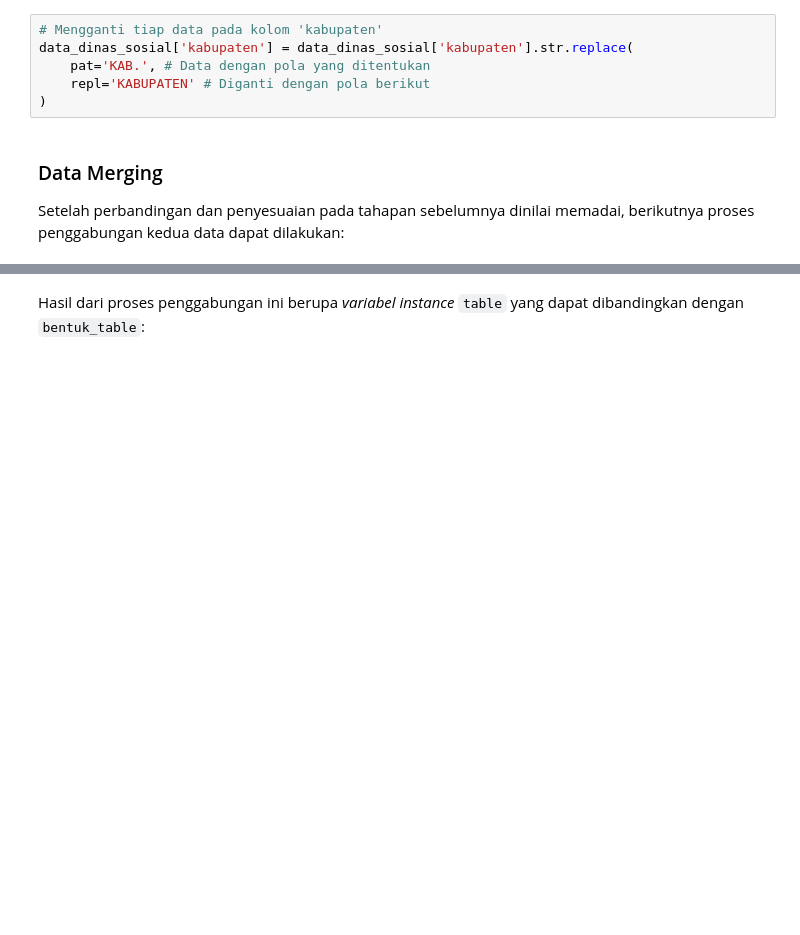
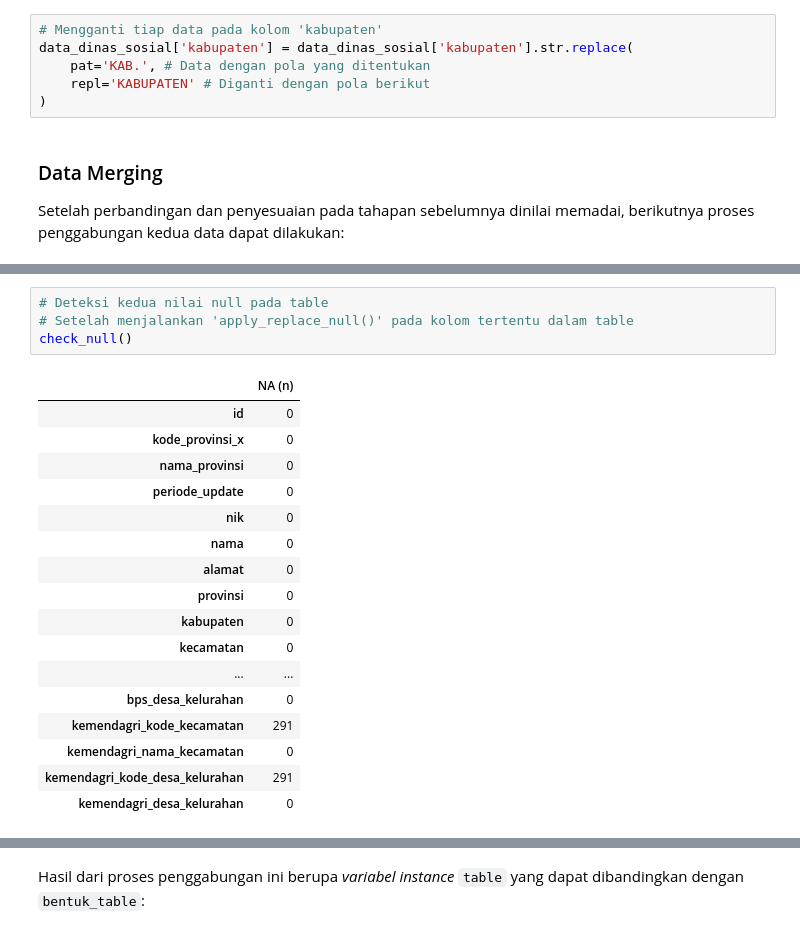
Before and after one commit to garudapaksi-yusuf/SEAL_Data_Scientist_Technical_Test, a Jupyter notebook: notebook/notebook.ipynb, the cells around one changed output, grey strips where cells are left out. Drawn from its saved outputs; the diff is of its cells as text; blank space fills up the shorter version.

```diff
--- a/notebook/notebook.ipynb
+++ b/notebook/notebook.ipynb
@@ -450,0 +510,22 @@ table
+# %%
+# Deteksi kedua nilai null pada table
+# Setelah menjalankan 'apply_replace_null()' pada kolom tertentu dalam table
+check_null()
+# %% [output]
+|  | NA (n) |
+| id | 0 |
+| kode_provinsi_x | 0 |
+| nama_provinsi | 0 |
+| periode_update | 0 |
+| nik | 0 |
+| nama | 0 |
+| alamat | 0 |
+| provinsi | 0 |
+| kabupaten | 0 |
+| kecamatan | 0 |
+| ... | ... |
+| bps_desa_kelurahan | 0 |
+| kemendagri_kode_kecamatan | 291 |
+| kemendagri_nama_kecamatan | 0 |
+| kemendagri_kode_desa_kelurahan | 291 |
+| kemendagri_desa_kelurahan | 0 |
```
Also changed, not shown: parts of 49 cells of this notebook, 1 other file.
